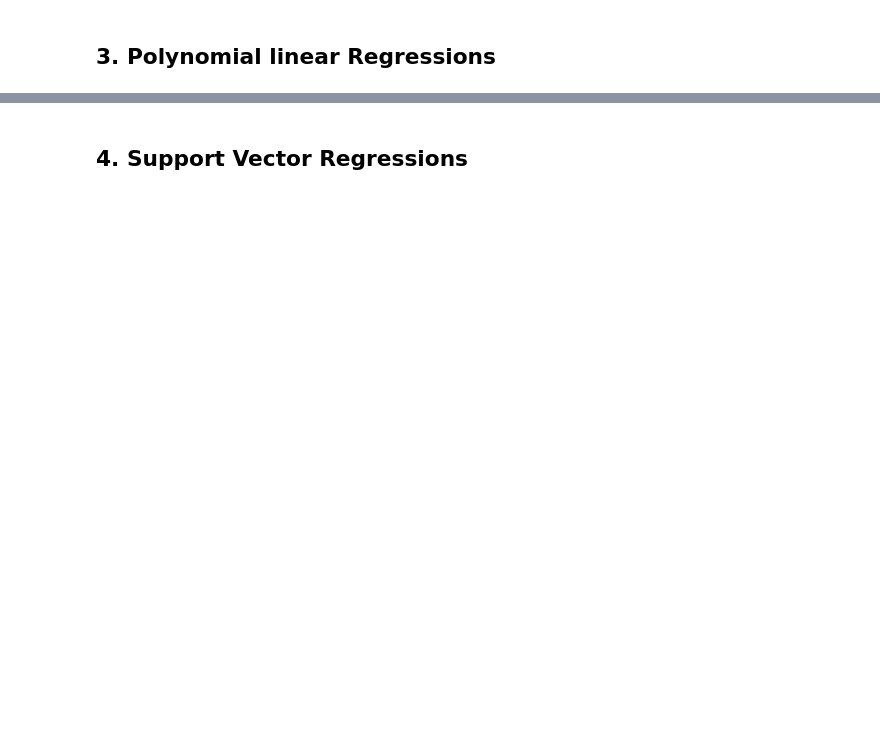
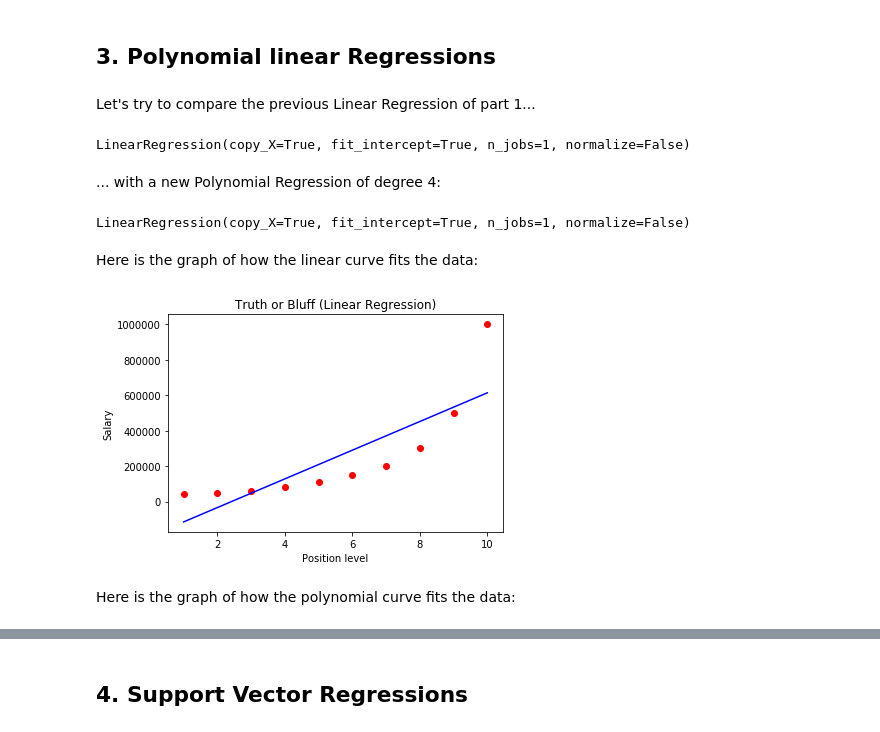
Before and after one commit to ucouerbe/mooc-udemy-mlAtoZ, a Jupyter notebook: Ch2 - Regression.ipynb, the cells around one changed output, grey strips where cells are left out. Saved outputs shown, nothing was run; the diff lists cells and outputs as text; code cells hidden in the pictures; blank space fills up the shorter version.

```diff
--- a/Ch2 - Regression.ipynb
+++ b/Ch2 - Regression.ipynb
@@ -136,9 +357,20 @@ regressor_OLS.summary()
+# %%
+# And now let's import the dataset
+dataset = pd.read_csv('Part2-Position_Salaries.csv')
+X = dataset.iloc[:, 1:2].values
+y = dataset.iloc[:, 2].values
+# %% [markdown]
+Let's try to compare the previous Linear Regression of part 1...
+# %%
+# Fitting Linear Regression to the dataset
+from sklearn.linear_model import LinearRegression
+lin_reg = LinearRegression()
+lin_reg.fit(X, y)
+# %% [output]
+LinearRegression(copy_X=True, fit_intercept=True, n_jobs=1, normalize=False)
+# %% [markdown]
+... with a new Polynomial Regression of degree 4:
 # %%
-# Fitting Linear Regression to the dataset
-from sklearn.linear_model import LinearRegression
-lin_reg = LinearRegression()
-lin_reg.fit(X, y)
-
 # Fitting Polynomial Regression to the dataset
 from sklearn.preprocessing import PolynomialFeatures
 poly_reg = PolynomialFeatures(degree = 4)
@@ -146,6 +378,22 @@ X_poly = poly_reg.fit_transform(X)
 poly_reg.fit(X_poly, y)
 lin_reg_2 = LinearRegression()
 lin_reg_2.fit(X_poly, y)
+# %% [output]
+LinearRegression(copy_X=True, fit_intercept=True, n_jobs=1, normalize=False)
+# %% [markdown]
+Here is the graph of how the linear curve fits the data:
+# %%
+# Visualising the Linear Regression results
+plt.scatter(X, y, color = 'red')
+plt.plot(X, lin_reg.predict(X), color = 'blue')
+plt.title('Truth or Bluff (Linear Regression)')
+plt.xlabel('Position level')
+plt.ylabel('Salary')
+plt.show()
+# %% [output]
+[figure, added]
+# %% [markdown]
+Here is the graph of how the polynomial curve fits the data:
 # %%
 # Visualising the Polynomial Regression results (for higher resolution and smoother curve)
 X_grid = np.arange(min(X), max(X), 0.1)
```
Also changed, not shown: parts of 54 cells of this notebook.
